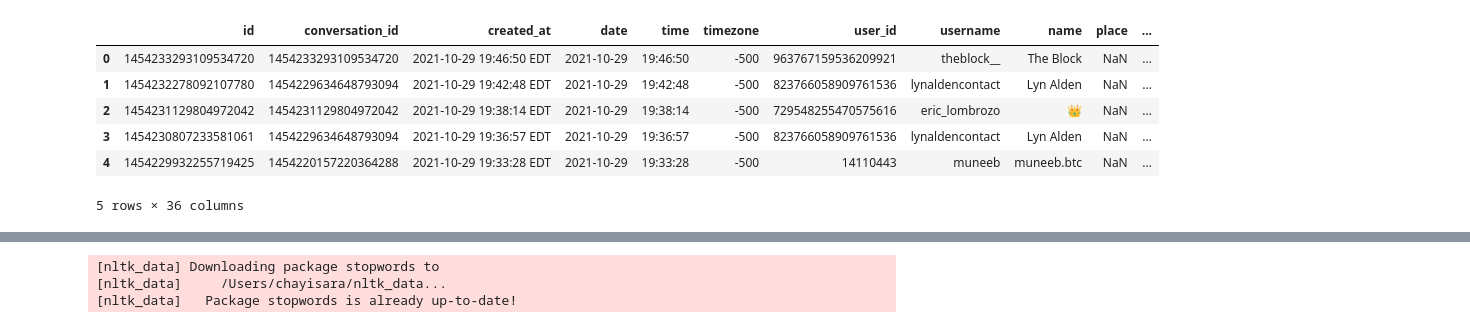
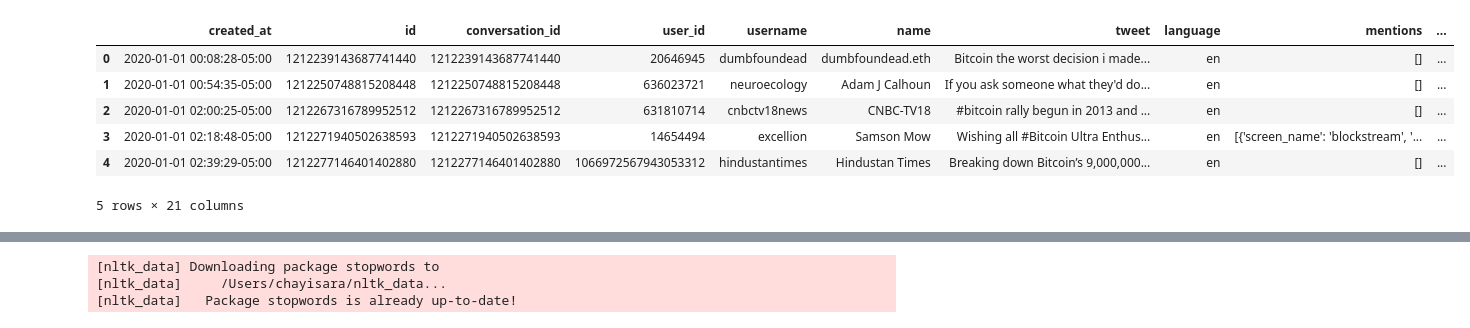
Before and after one commit to kevctae/Bittooth, a Jupyter notebook: notebooks/Cleaning Twitter Data (1).ipynb, the cells around one changed output, grey strips where cells are left out. Saved outputs shown, nothing was run; the diff lists cells and outputs as text; code cells hidden in the pictures.

```diff
--- a/notebooks/Cleaning Twitter Data (1).ipynb
+++ b/notebooks/Cleaning Twitter Data (1).ipynb
@@ -12,16 +12,23 @@ nlp = en_core_web_sm.load()
 from vaderSentiment.vaderSentiment import SentimentIntensityAnalyzer
 from IPython.core.interactiveshell import InteractiveShell
 InteractiveShell.ast_node_interactivity = "all"
-
-bitcoin = pd.read_csv("../data/raw/bitcoin_3_month.csv")
-btc = pd.read_csv("../data/raw/btc_3_month.csv")
-bitcoin.head()
+import datetime as dt
+from tqdm.notebook import tqdm
+tqdm.pandas()
-# %% [output]
-|  | id | conversation_id | created_at | date | time | timezone | user_id | username | name | place | ... |
-| 0 | 1454233293109534720 | 1454233293109534720 | 2021-10-29 19:46:50 EDT | 2021-10-29 | 19:46:50 | -500 | 963767159536209921 | theblock__ | The Block | NaN | ... |
-| 1 | 1454232278092107780 | 1454229634648793094 | 2021-10-29 19:42:48 EDT | 2021-10-29 | 19:42:48 | -500 | 823766058909761536 | lynaldencontact | Lyn Alden | NaN | ... |
-| 2 | 1454231129804972042 | 1454231129804972042 | 2021-10-29 19:38:14 EDT | 2021-10-29 | 19:38:14 | -500 | 729548255470575616 | eric_lombrozo | 👑 | NaN | ... |
-| 3 | 1454230807233581061 | 1454229634648793094 | 2021-10-29 19:36:57 EDT | 2021-10-29 | 19:36:57 | -500 | 823766058909761536 | lynaldencontact | Lyn Alden | NaN | ... |
-| 4 | 1454229932255719425 | 1454220157220364288 | 2021-10-29 19:33:28 EDT | 2021-10-29 | 19:33:28 | -500 | 14110443 | muneeb | muneeb.btc | NaN | ... |
-5 rows × 36 columns
+# %%
+# bitcoin = pd.read_csv("../data/raw/bitcoin_3_month.csv")
+# btc = pd.read_csv("../data/raw/btc_3_month.csv")
+# bitcoin.head()
+
+bitcoin_btc = pd.read_pickle("../data/interim/tweets_verified_2020-2021.pkl")
+bitcoin_btc.head()
+# bitcoin_btc = bitcoin_btc[:40000]
+# %% [output]
+|  | created_at | id | conversation_id | user_id | username | name | tweet | language | mentions | ... |
+| 0 | 2020-01-01 00:08:28-05:00 | 1212239143687741440 | 1212239143687741440 | 20646945 | dumbfoundead | dumbfoundead.eth | Bitcoin the worst decision i made... | en | [] | ... |
+| 1 | 2020-01-01 00:54:35-05:00 | 1212250748815208448 | 1212250748815208448 | 636023721 | neuroecology | Adam J Calhoun | If you ask someone what they'd do... | en | [] | ... |
+| 2 | 2020-01-01 02:00:25-05:00 | 1212267316789952512 | 1212267316789952512 | 631810714 | cnbctv18news | CNBC-TV18 | #bitcoin rally begun in 2013 and ... | en | [] | ... |
+| 3 | 2020-01-01 02:18:48-05:00 | 1212271940502638593 | 1212271940502638593 | 14654494 | excellion | Samson Mow | Wishing all #Bitcoin Ultra Enthus... | en | [{'screen_name': 'blockstream', '... | ... |
+| 4 | 2020-01-01 02:39:29-05:00 | 1212277146401402880 | 1212277146401402880 | 1066972567943053312 | hindustantimes | Hindustan Times | Breaking down Bitcoin’s 9,000,000... | en | [] | ... |
+5 rows × 21 columns
 # %%
```
Also changed, not shown: parts of 18 cells of this notebook.
